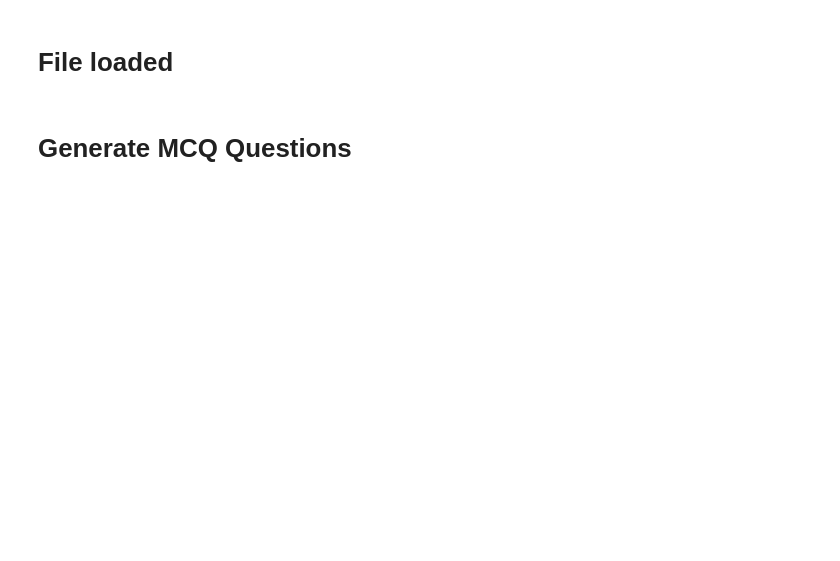
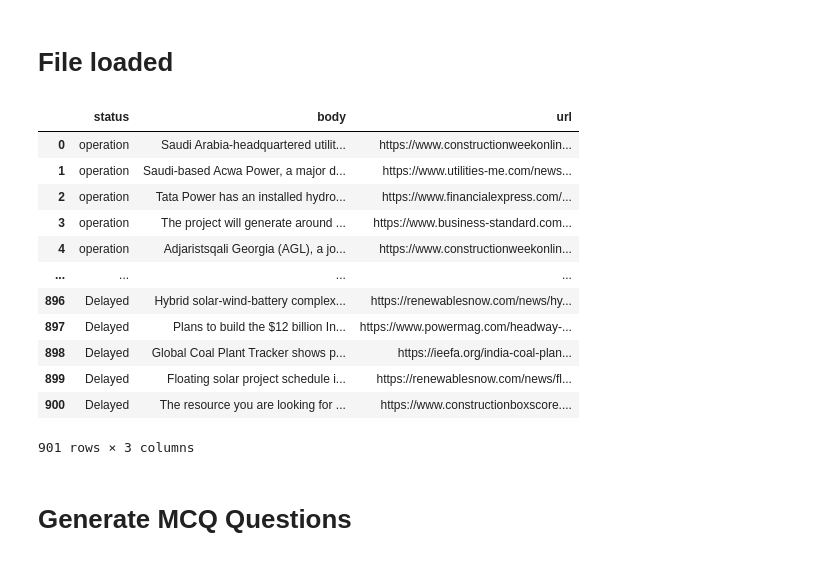
Before and after one commit to empowering/Questgen_NLP_Library_Demo_Aug, a Jupyter notebook: QA_generator.ipynb, the cells around one changed output. Cells and saved outputs as stored; diff of their text form; code cells hidden in the pictures; blank space fills up the shorter version.

```diff
--- a/QA_generator.ipynb
+++ b/QA_generator.ipynb
@@ -88,5 +127,19 @@ You can now load the model via spacy.load('en')
 # %%
 # 파일 불러오기
 import pandas as pd
 df = pd.read_csv("/content/drive/My Drive/SDP/final_result.tsv", delimiter = '\t')
-df = df['body']
+df
+# %% [output]
+|  | status | body | url |
+| 0 | operation | Saudi Arabia-headquartered utilit... | https://www.constructionweekonlin... |
+| 1 | operation | Saudi-based Acwa Power, a major d... | https://www.utilities-me.com/news... |
+| 2 | operation | Tata Power has an installed hydro... | https://www.financialexpress.com/... |
+| 3 | operation | The project will generate around ... | https://www.business-standard.com... |
+| 4 | operation | Adjaristsqali Georgia (AGL), a jo... | https://www.constructionweekonlin... |
+| ... | ... | ... | ... |
+| 896 | Delayed | Hybrid solar-wind-battery complex... | https://renewablesnow.com/news/hy... |
+| 897 | Delayed | Plans to build the $12 billion In... | https://www.powermag.com/headway-... |
+| 898 | Delayed | Global Coal Plant Tracker shows p... | https://ieefa.org/india-coal-plan... |
+| 899 | Delayed | Floating solar project schedule i... | https://renewablesnow.com/news/fl... |
+| 900 | Delayed | The resource you are looking for ... | https://www.constructionboxscore.... |
+901 rows × 3 columns
```
Also changed, not shown: parts of 16 cells of this notebook.
